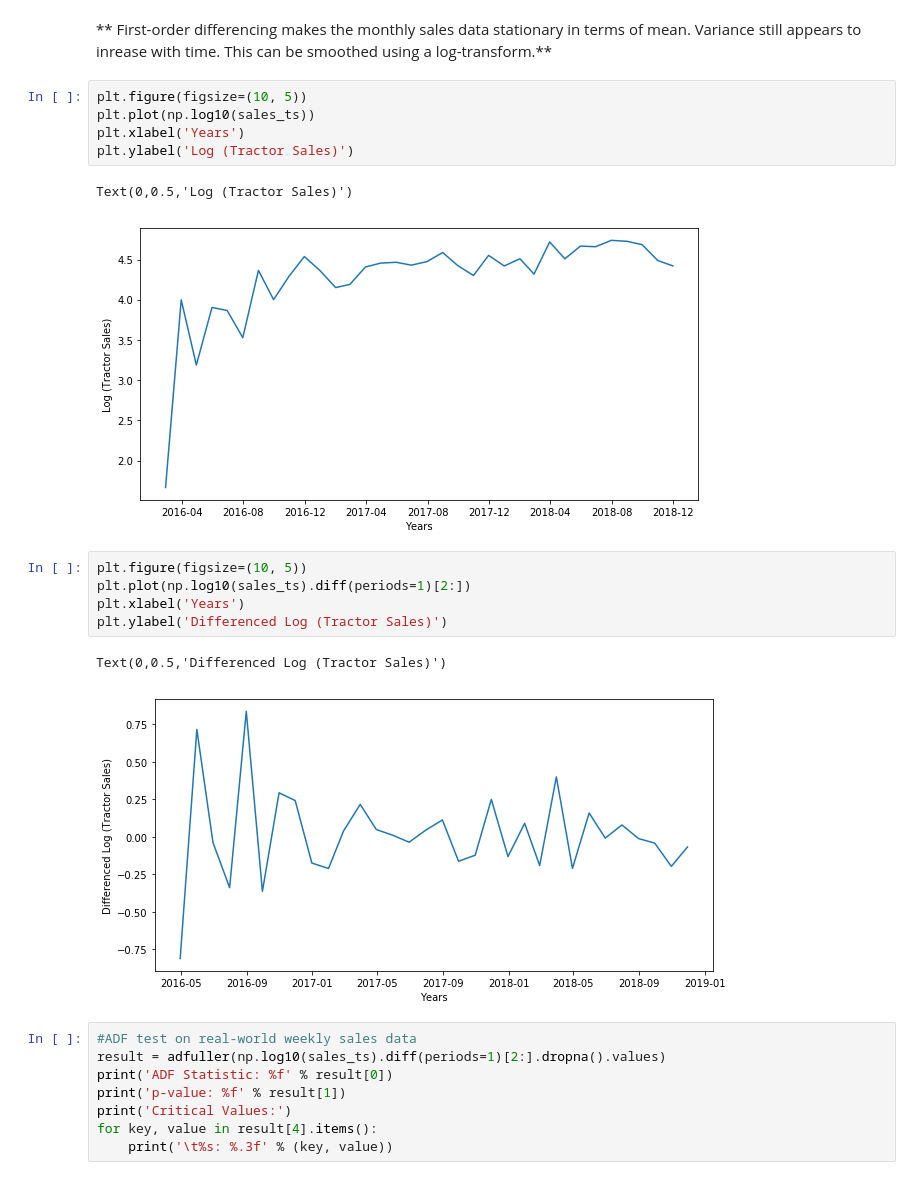
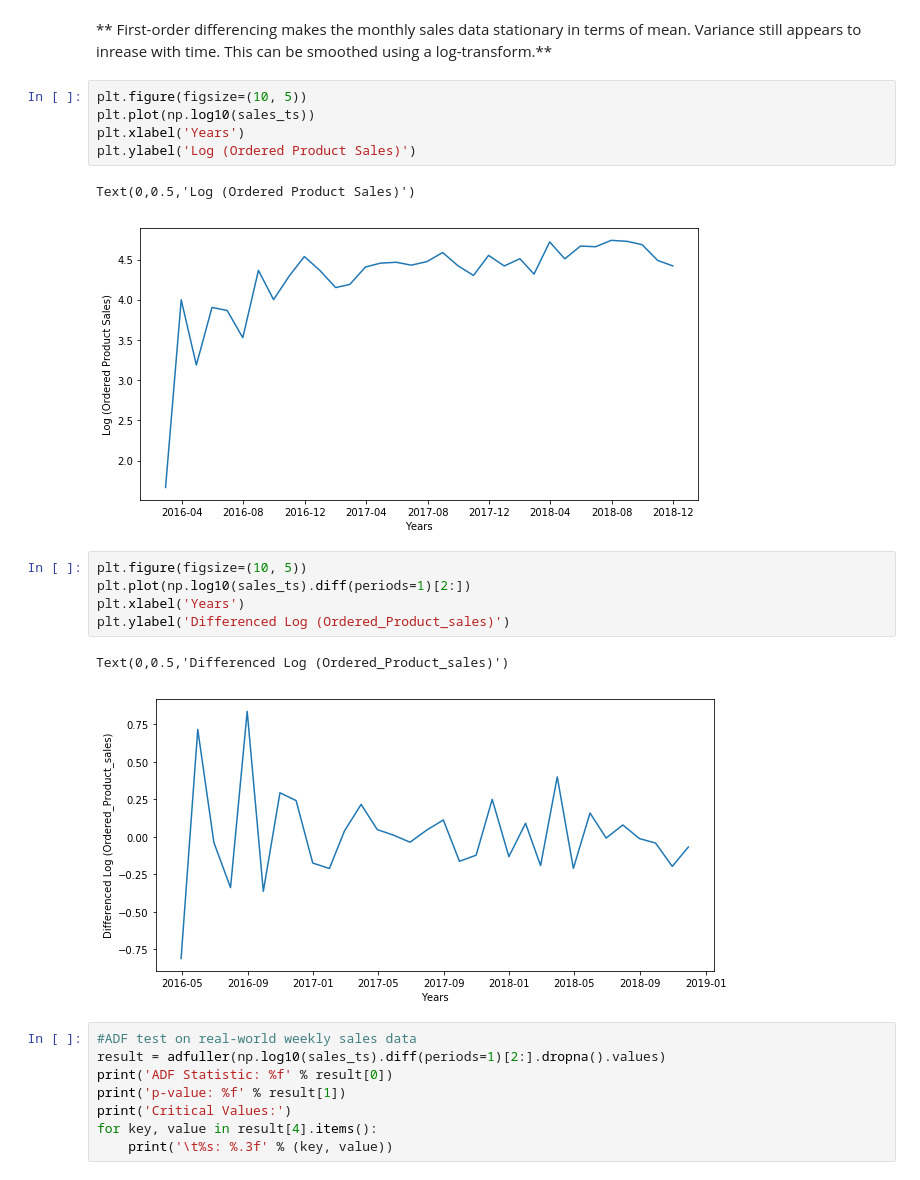
Before and after one commit to harrinac/Time-series-Analysis, a Jupyter notebook: Visualizing_Time_Series_Data_1.ipynb, the cells around one changed output. Drawn from its saved outputs; the diff is of its cells as text.

```diff
--- a/Visualizing_Time_Series_Data_1.ipynb
+++ b/Visualizing_Time_Series_Data_1.ipynb
@@ -377,19 +376,19 @@ Variance still appears to inrease with time. This can be smoothed using a log-tr
 # %%
 plt.figure(figsize=(10, 5))
 plt.plot(np.log10(sales_ts))
 plt.xlabel('Years')
-plt.ylabel('Log (Tractor Sales)')
+plt.ylabel('Log (Ordered Product Sales)')
 # %% [output]
-Text(0,0.5,'Log (Tractor Sales)')
+Text(0,0.5,'Log (Ordered Product Sales)')
-[figure, old version]
+[figure, new version]
 # %%
 plt.figure(figsize=(10, 5))
 plt.plot(np.log10(sales_ts).diff(periods=1)[2:])
 plt.xlabel('Years')
-plt.ylabel('Differenced Log (Tractor Sales)')
+plt.ylabel('Differenced Log (Ordered_Product_sales)')
 # %% [output]
-Text(0,0.5,'Differenced Log (Tractor Sales)')
+Text(0,0.5,'Differenced Log (Ordered_Product_sales)')
-[figure, old version]
+[figure, new version]
 # %%
 #ADF test on real-world weekly sales data
 result = adfuller(np.log10(sales_ts).diff(periods=1)[2:].dropna().values)
```
Also changed, not shown: parts of 5 cells of this notebook.
